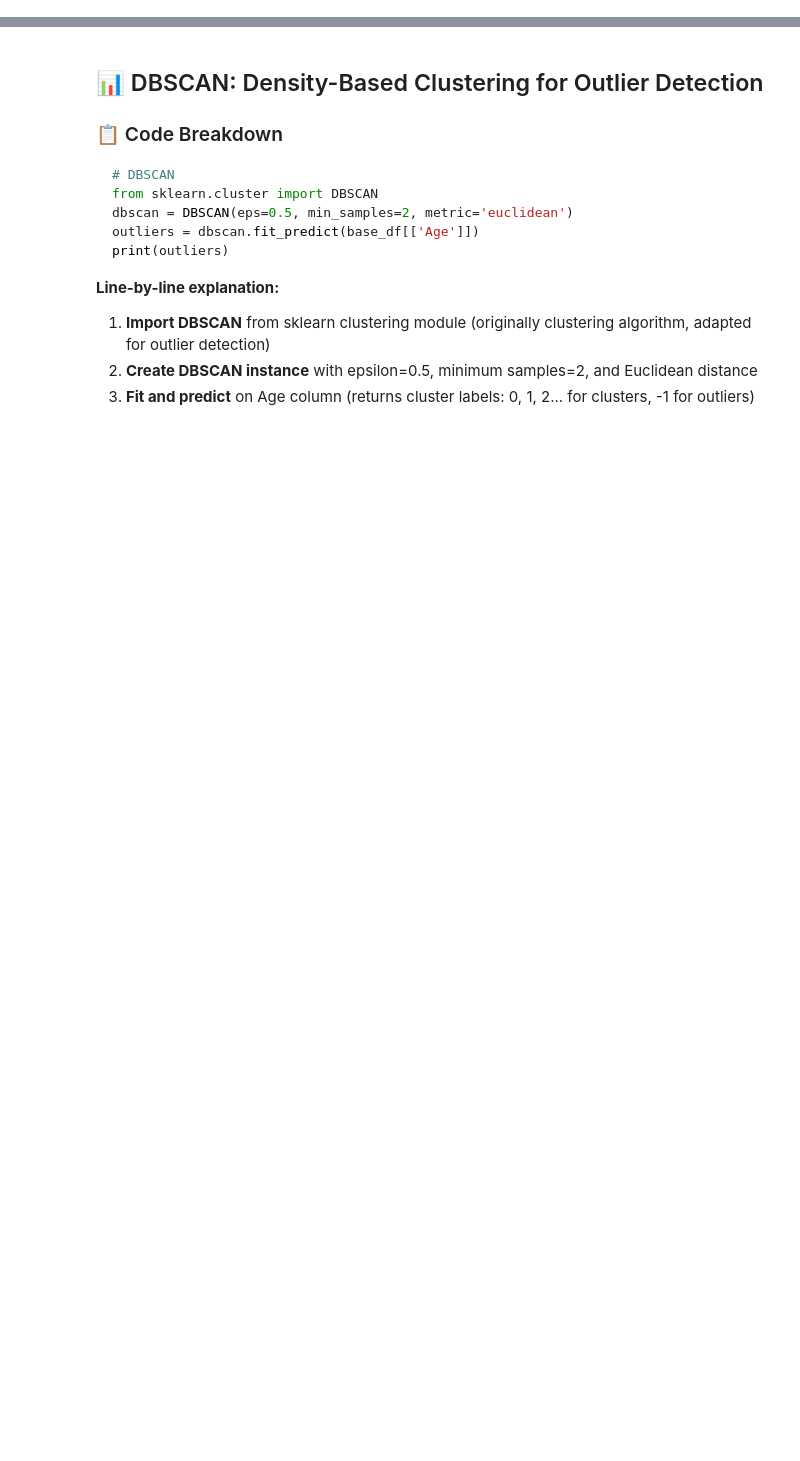
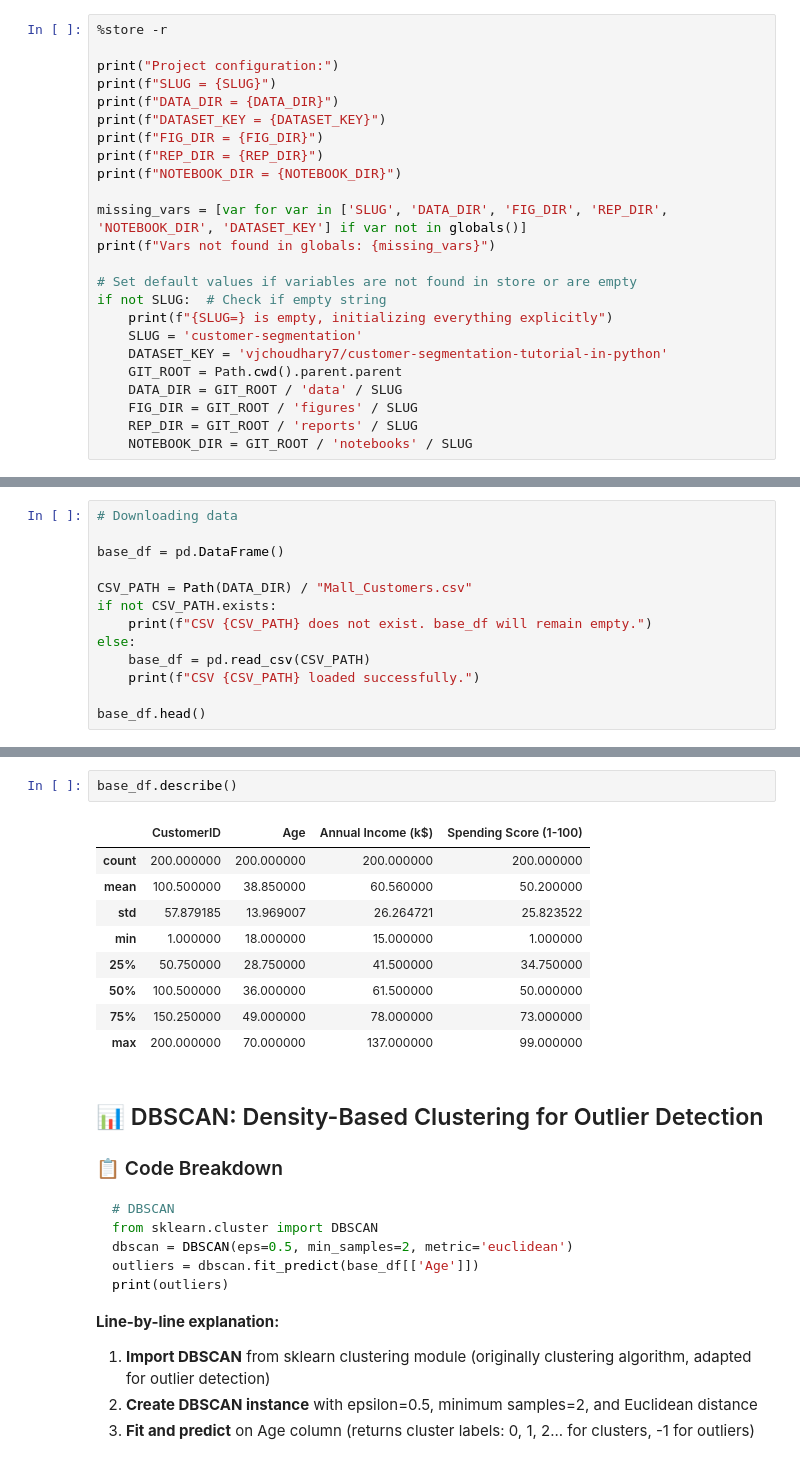
Before and after one commit to ravioactive/eda_practice, a Jupyter notebook: notebooks/customer-segmentation/outlier_detection/outlier_detection_dbscan.ipynb, the cells around one changed output, grey strips where cells are left out. Cells and saved outputs as stored; diff of their text form; blank space fills up the shorter version.

Commit message:
data reading cells added

```diff
--- a/notebooks/customer-segmentation/outlier_detection/outlier_detection_dbscan.ipynb
+++ b/notebooks/customer-segmentation/outlier_detection/outlier_detection_dbscan.ipynb
@@ -0,0 +1,24 @@
+# %%
+%store -r
+
+print("Project configuration:")
+print(f"SLUG = {SLUG}")
+print(f"DATA_DIR = {DATA_DIR}")
+print(f"DATASET_KEY = {DATASET_KEY}")
+print(f"FIG_DIR = {FIG_DIR}")
+print(f"REP_DIR = {REP_DIR}")
+print(f"NOTEBOOK_DIR = {NOTEBOOK_DIR}")
+
+missing_vars = [var for var in ['SLUG', 'DATA_DIR', 'FIG_DIR', 'REP_DIR', 'NOTEBOOK_DIR', 'DATASET_KEY'] if var not in globals()]
+print(f"Vars not found in globals: {missing_vars}")
+
+# Set default values if variables are not found in store or are empty
+if not SLUG:  # Check if empty string
+    print(f"{SLUG=} is empty, initializing everything explicitly")
+    SLUG = 'customer-segmentation'
+    DATASET_KEY = 'vjchoudhary7/customer-segmentation-tutorial-in-python'
+    GIT_ROOT = Path.cwd().parent.parent
+    DATA_DIR = GIT_ROOT / 'data' / SLUG
+    FIG_DIR = GIT_ROOT / 'figures' / SLUG
+    REP_DIR = GIT_ROOT / 'reports' / SLUG
+    NOTEBOOK_DIR = GIT_ROOT / 'notebooks' / SLUG
@@ -0,0 +43,13 @@
+# %%
+# Downloading data
+
+base_df = pd.DataFrame()
+
+CSV_PATH = Path(DATA_DIR) / "Mall_Customers.csv"
+if not CSV_PATH.exists:
+    print(f"CSV {CSV_PATH} does not exist. base_df will remain empty.")
+else:
+    base_df = pd.read_csv(CSV_PATH)
+    print(f"CSV {CSV_PATH} loaded successfully.")
+
+base_df.head()
@@ -1,3 +64,15 @@
+# %%
+base_df.describe()
+# %% [output]
+|  | CustomerID | Age | Annual Income (k$) | Spending Score (1-100) |
+| count | 200.000000 | 200.000000 | 200.000000 | 200.000000 |
+| mean | 100.500000 | 38.850000 | 60.560000 | 50.200000 |
+| std | 57.879185 | 13.969007 | 26.264721 | 25.823522 |
+| min | 1.000000 | 18.000000 | 15.000000 | 1.000000 |
+| 25% | 50.750000 | 28.750000 | 41.500000 | 34.750000 |
+| 50% | 100.500000 | 36.000000 | 61.500000 | 50.000000 |
+| 75% | 150.250000 | 49.000000 | 78.000000 | 73.000000 |
+| max | 200.000000 | 70.000000 | 137.000000 | 99.000000 |
 # %% [markdown]
 ## 📊 DBSCAN: Density-Based Clustering for Outlier Detection
 
```
Also changed, not shown: parts of 7 cells of this notebook, 3 other files.
